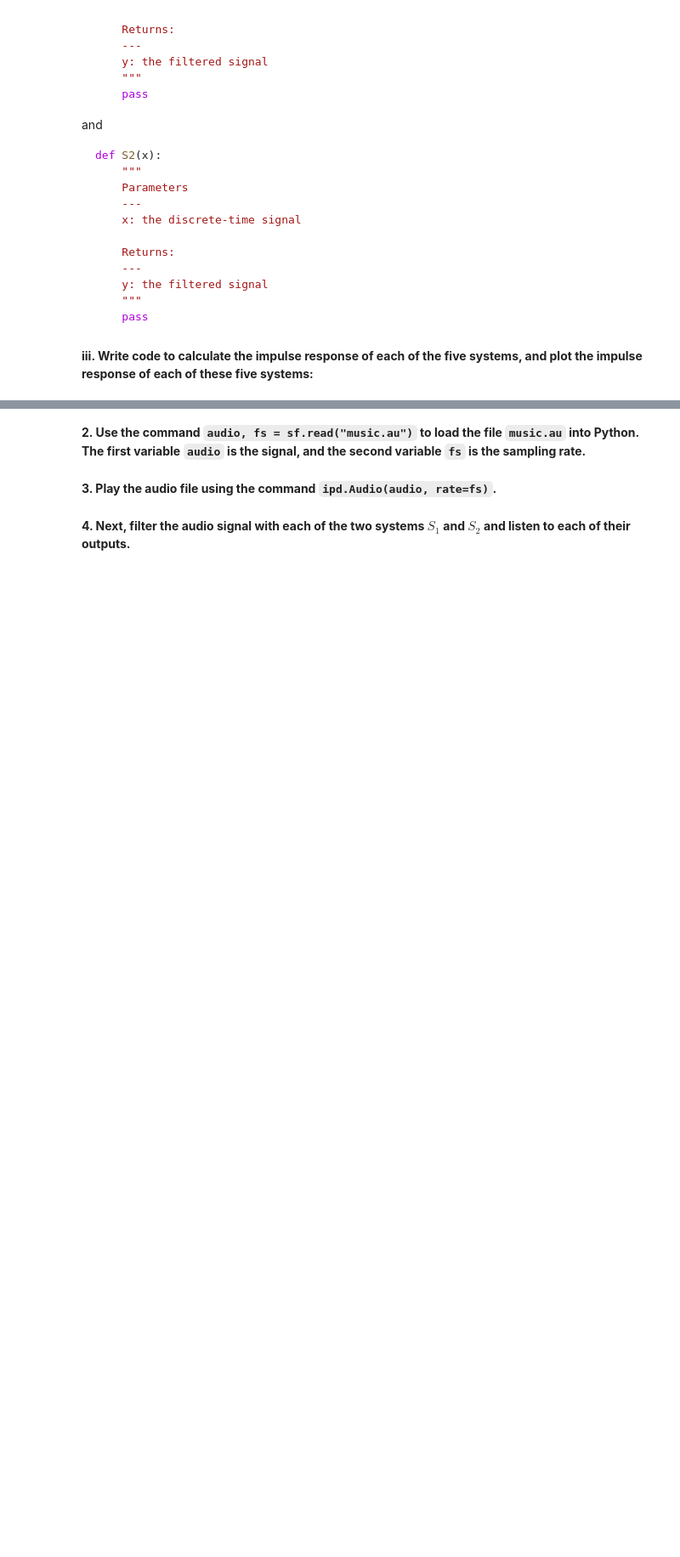
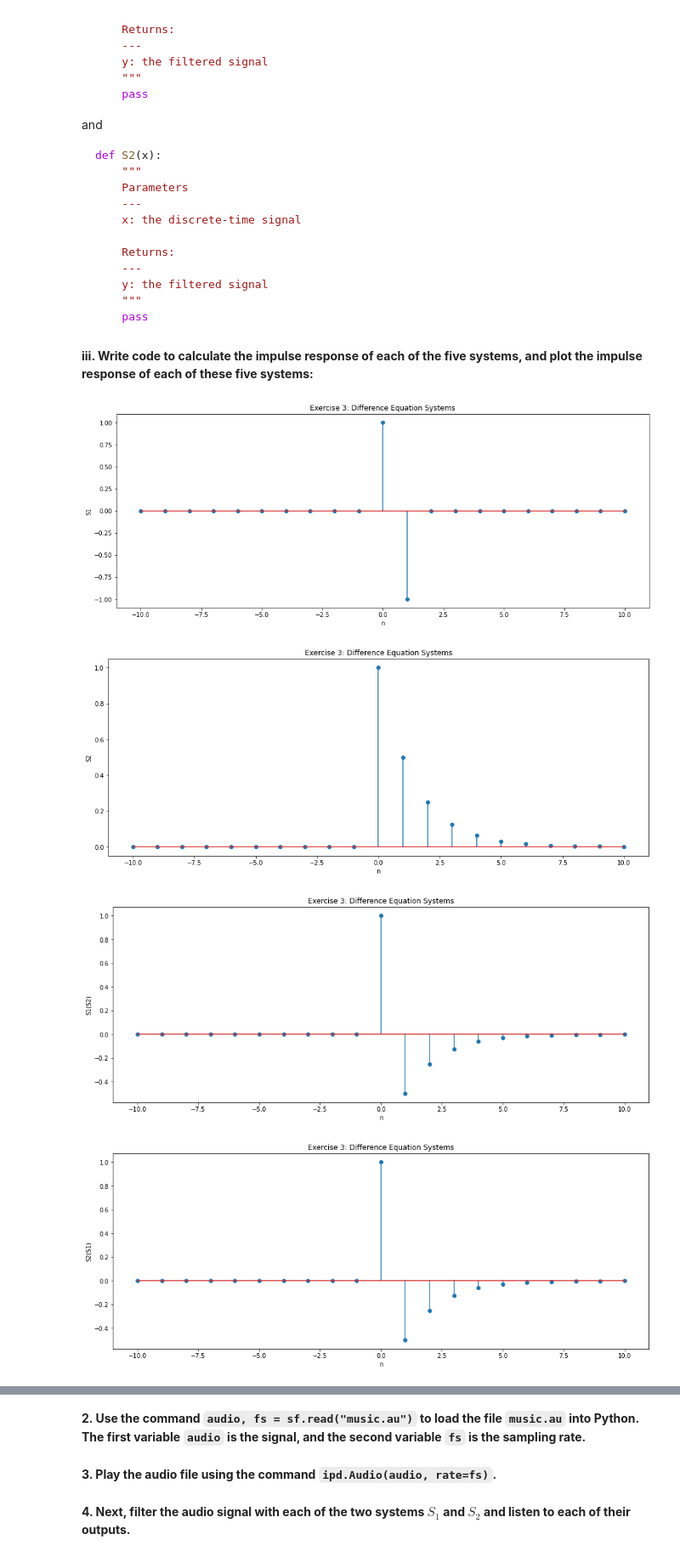
Before and after one commit to cdavin2/dsp_lab02, a Jupyter notebook: lab02_instructions.ipynb, the cells around one changed output, grey strips where cells are left out. Shown at 85% size. Drawn from its saved outputs; the diff is of its cells as text; code cells hidden in the pictures; blank space fills up the shorter version.

```diff
--- a/lab02_instructions.ipynb
+++ b/lab02_instructions.ipynb
@@ -215,2 +220,21 @@ def S2(x):
+# %%
+# write your code here
+def S1(x):
+  y = np.zeros(len(x)) # len(x) is 21
+  y[0] = x[0] # initial condition
+
+  for i in range(1, len(x)): # 1...20
+    y[i] = x[i] - x[i - 1]
+
+  return y
+
+def S2(x):
+  y = np.zeros(len(x))
+  y[0] = x[0]
+
+  for i in range(1, len(x)):
+    y[i] = (1/2) * y[i - 1] + x[i]
+
+  return y
 # %% [markdown]
 **iii. Write code to calculate the impulse response of each of the five systems, and plot the impulse response of each of these five systems:**
@@ -218,0 +241,40 @@ def S2(x):
+# %%
+# write your code here
+n = np.linspace(-10, 10, 21)
+delta = (n == 0).astype(float)
+
+
+plt.title(r"Exercise 3: Difference Equation Systems")
+plt.ylabel(r"S1")
+plt.xlabel(r"n")
+plt.stem(n, S1(delta))
+plt.show()
+
+plt.title(r"Exercise 3: Difference Equation Systems")
+plt.ylabel(r"S2")
+plt.xlabel(r"n")
+plt.stem(n, S2(delta))
+plt.show()
+
+plt.title(r"Exercise 3: Difference Equation Systems")
+plt.ylabel(r"S1(S2)")
+plt.xlabel(r"n")
+plt.stem(n, S1(S2(delta)))
+plt.show()
+
+plt.title(r"Exercise 3: Difference Equation Systems")
+plt.ylabel(r"S2(S1)")
+plt.xlabel(r"n")
+plt.stem(n, S2(S1(delta)))
+plt.show()
+
+plt.title(r"Exercise 3: Difference Equation Systems")
+plt.ylabel(r"S1 + S2")
+plt.xlabel(r"n")
+plt.stem(n, S1(delta) + S2(delta))
+plt.show()
+# %% [output]
+[figure, added]
+[figure, added]
+[figure, added]
+[figure, added]
```
Also changed, not shown: parts of 8 cells of this notebook.
